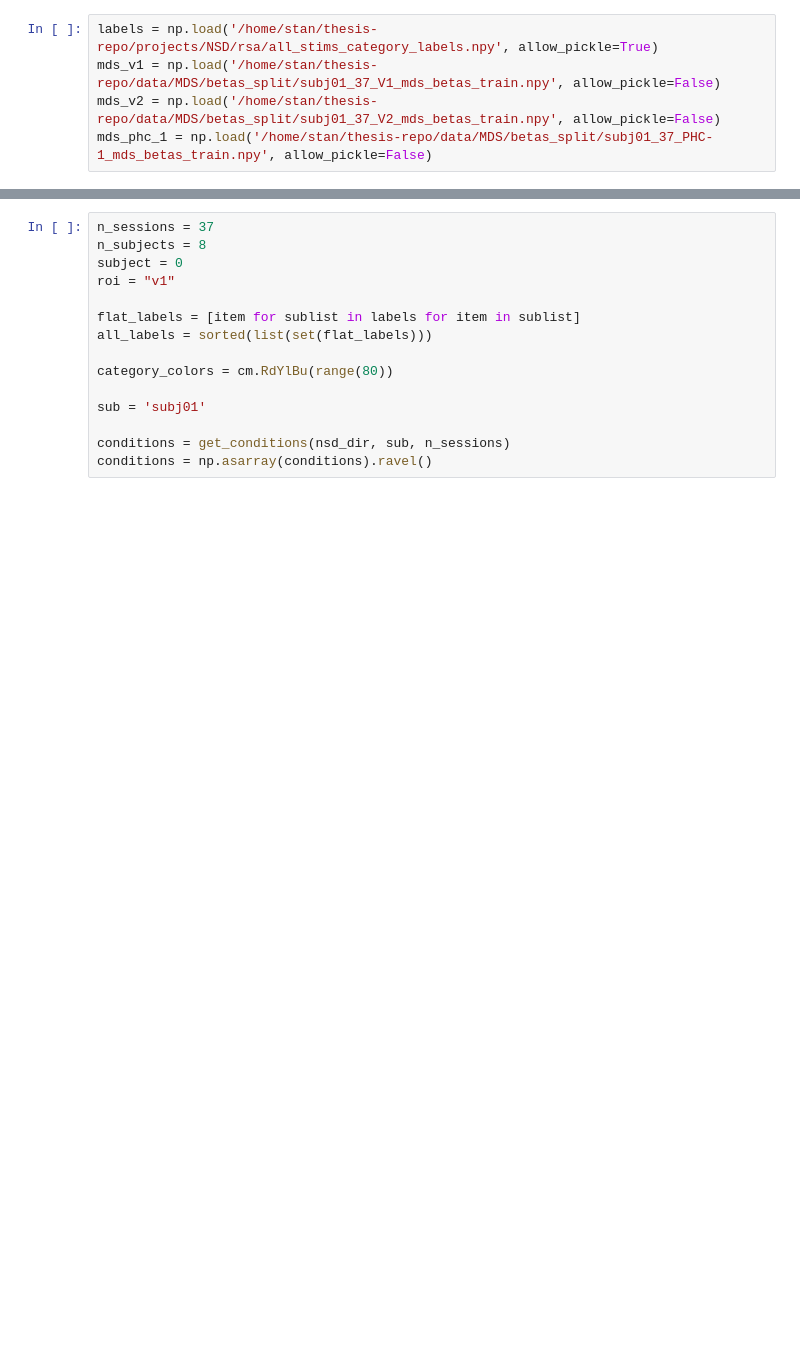
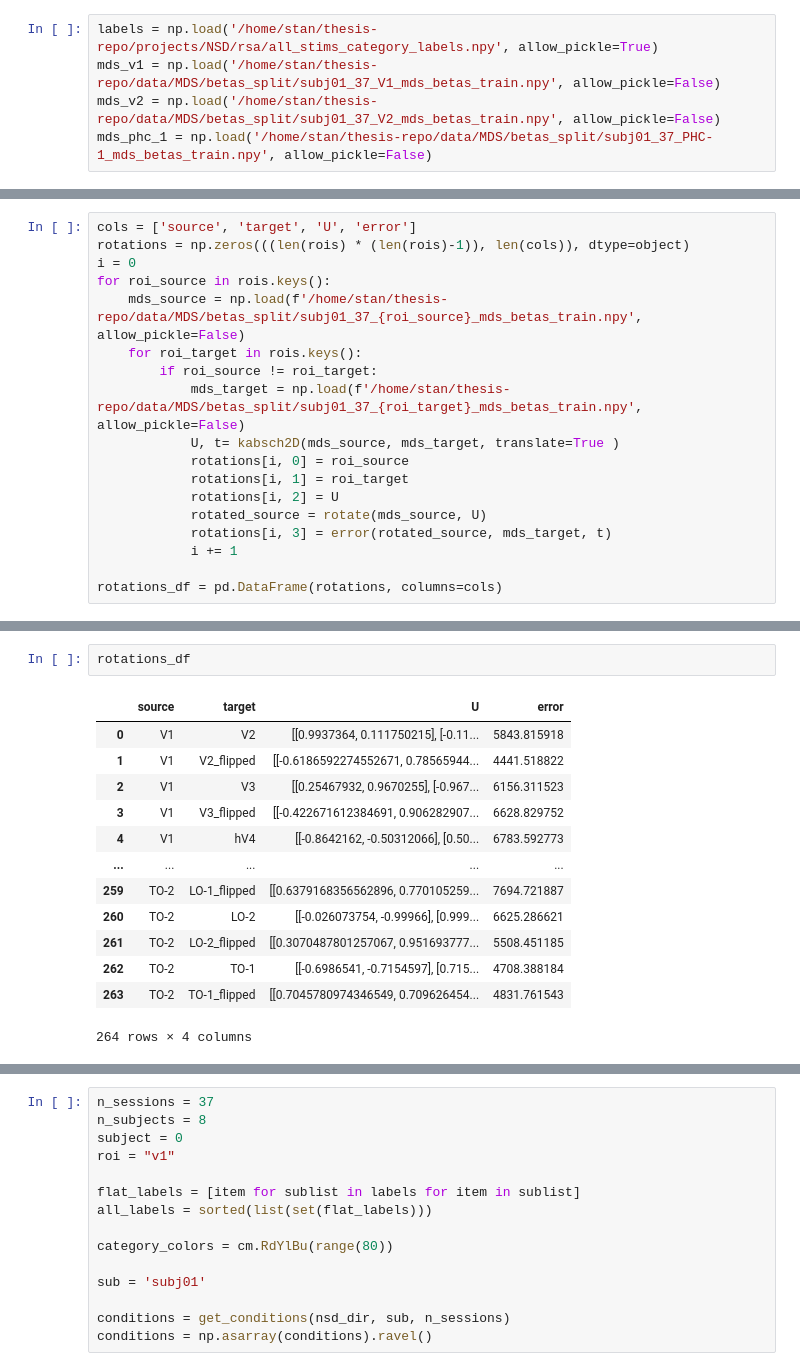
Before and after one commit to StanBgy/Thesis, a Jupyter notebook: src/categories.ipynb, the cells around one changed output, grey strips where cells are left out. Saved outputs shown, nothing was run; the diff lists cells and outputs as text; blank space fills up the shorter version.

```diff
--- a/src/categories.ipynb
+++ b/src/categories.ipynb
@@ -115,0 +131,18 @@ array([[ 0.92050475,  0.39073138],
+# %%
+cols = ['source', 'target', 'U', 'error']
+rotations = np.zeros(((len(rois) * (len(rois)-1)), len(cols)), dtype=object)
+i = 0
+for roi_source in rois.keys():
+    mds_source = np.load(f'/home/stan/thesis-repo/data/MDS/betas_split/subj01_37_{roi_source}_mds_betas_train.npy', allow_pickle=False)
+    for roi_target in rois.keys():
+        if roi_source != roi_target:
+            mds_target = np.load(f'/home/stan/thesis-repo/data/MDS/betas_split/subj01_37_{roi_target}_mds_betas_train.npy', allow_pickle=False)
+            U, t= kabsch2D(mds_source, mds_target, translate=True )
+            rotations[i, 0] = roi_source
+            rotations[i, 1] = roi_target
+            rotations[i, 2] = U
+            rotated_source = rotate(mds_source, U)
+            rotations[i, 3] = error(rotated_source, mds_target, t)
+            i += 1
+
+rotations_df = pd.DataFrame(rotations, columns=cols)
@@ -116,3 +166,19 @@ array([[ 0.92050475,  0.39073138],
+# %%
+rotations_df
+# %% [output]
+|  | source | target | U | error |
+| 0 | V1 | V2 | [[0.9937364, 0.111750215], [-0.11... | 5843.815918 |
+| 1 | V1 | V2_flipped | [[-0.6186592274552671, 0.78565944... | 4441.518822 |
+| 2 | V1 | V3 | [[0.25467932, 0.9670255], [-0.967... | 6156.311523 |
+| 3 | V1 | V3_flipped | [[-0.422671612384691, 0.906282907... | 6628.829752 |
+| 4 | V1 | hV4 | [[-0.8642162, -0.50312066], [0.50... | 6783.592773 |
+| ... | ... | ... | ... | ... |
+| 259 | TO-2 | LO-1_flipped | [[0.6379168356562896, 0.770105259... | 7694.721887 |
+| 260 | TO-2 | LO-2 | [[-0.026073754, -0.99966], [0.999... | 6625.286621 |
+| 261 | TO-2 | LO-2_flipped | [[0.3070487801257067, 0.951693777... | 5508.451185 |
+| 262 | TO-2 | TO-1 | [[-0.6986541, -0.7154597], [0.715... | 4708.388184 |
+| 263 | TO-2 | TO-1_flipped | [[0.7045780974346549, 0.709626454... | 4831.761543 |
+264 rows × 4 columns
 # %%
 arr = np.array([[1,0],[1,0],[1,0],[1,0],[1,0],[1,0],[1,0],[1,0]])
 arr_23 = np.dot(arr, np.array([[np.cos(0.401426), -np.sin(0.401426)], [-np.cos(0.401426), np.sin(0.401426)]]))
```
Also changed, not shown: parts of 12 cells of this notebook, 1 other file.
